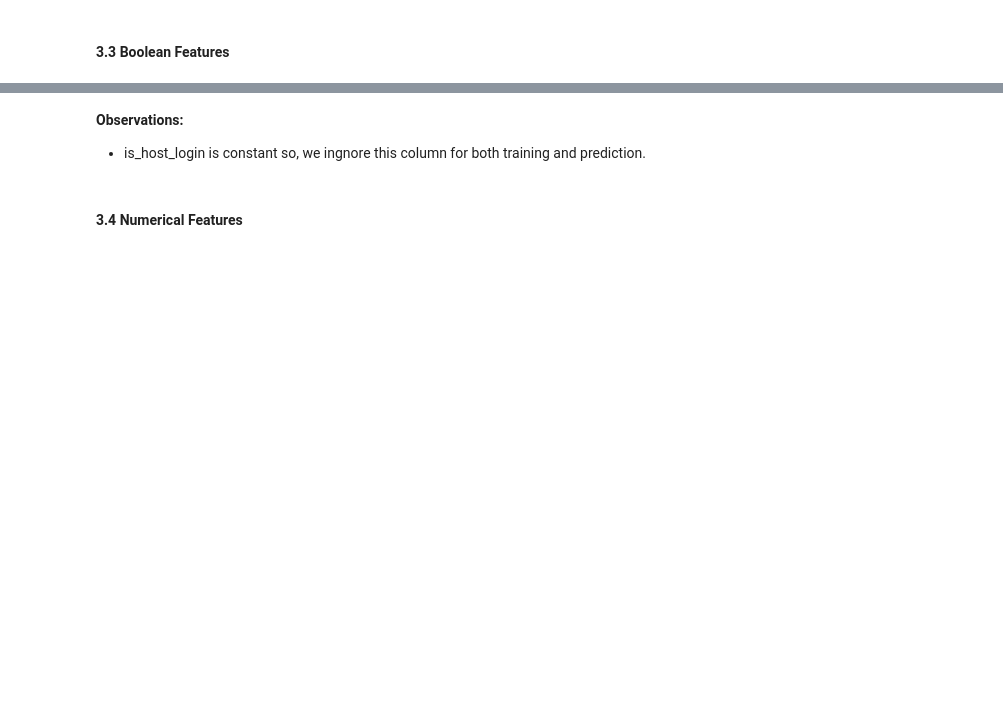
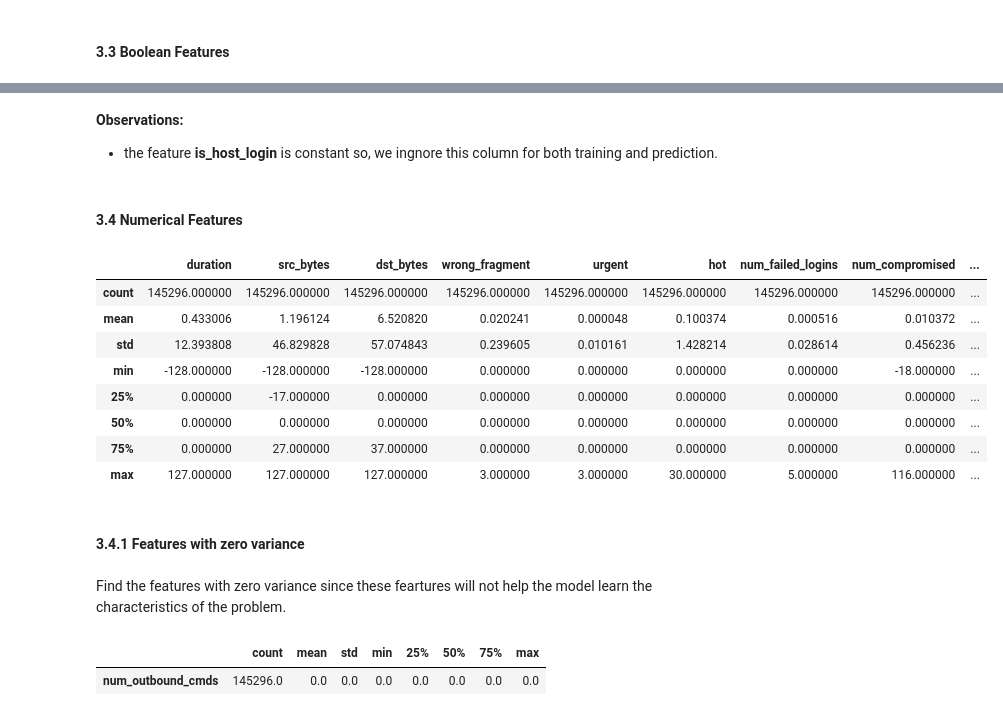
Before and after one commit to narendraparigi1987/ml_assignment, a Jupyter notebook: ML Network Intrusion - 20200311-naren.ipynb, the cells around one changed output, grey strips where cells are left out. Cells and saved outputs as stored; diff of their text form; code cells hidden in the pictures; blank space fills up the shorter version.

```diff
--- a/ML Network Intrusion - 20200311-naren.ipynb
+++ b/ML Network Intrusion - 20200311-naren.ipynb
@@ -400,6 +402,6 @@ for column in cat_features:
 # %% [markdown]
 <b> Observations: </b>
 
-- is_host_login is constant so, we ingnore this column for both training and prediction.
+- the feature <b> is_host_login </b> is constant so, we ingnore this column for both training and prediction.
 # %% [markdown]
 #### <a> 3.4 Numerical Features </a>
@@ -405,0 +410,21 @@ for column in cat_features:
+# %%
+df_train[num_columns].describe()
+# %% [output]
+|  | duration | src_bytes | dst_bytes | wrong_fragment | urgent | hot | num_failed_logins | num_compromised | ... |
+| count | 145296.000000 | 145296.000000 | 145296.000000 | 145296.000000 | 145296.000000 | 145296.000000 | 145296.000000 | 145296.000000 | ... |
+| mean | 0.433006 | 1.196124 | 6.520820 | 0.020241 | 0.000048 | 0.100374 | 0.000516 | 0.010372 | ... |
+| std | 12.393808 | 46.829828 | 57.074843 | 0.239605 | 0.010161 | 1.428214 | 0.028614 | 0.456236 | ... |
+| min | -128.000000 | -128.000000 | -128.000000 | 0.000000 | 0.000000 | 0.000000 | 0.000000 | -18.000000 | ... |
+| 25% | 0.000000 | -17.000000 | 0.000000 | 0.000000 | 0.000000 | 0.000000 | 0.000000 | 0.000000 | ... |
+| 50% | 0.000000 | 0.000000 | 0.000000 | 0.000000 | 0.000000 | 0.000000 | 0.000000 | 0.000000 | ... |
+| 75% | 0.000000 | 27.000000 | 37.000000 | 0.000000 | 0.000000 | 0.000000 | 0.000000 | 0.000000 | ... |
+| max | 127.000000 | 127.000000 | 127.000000 | 3.000000 | 3.000000 | 30.000000 | 5.000000 | 116.000000 | ... |
+# %% [markdown]
+#### <a> 3.4.1 Features with zero variance </a>
+# %% [markdown]
+Find the features with zero variance since these feartures will not help the model learn the characteristics of the problem.
+# %%
+df_train[num_columns].describe().transpose()[df_train[num_columns].describe().transpose()['std'] <= 0]
+# %% [output]
+|  | count | mean | std | min | 25% | 50% | 75% | max |
+| num_outbound_cmds | 145296.0 | 0.0 | 0.0 | 0.0 | 0.0 | 0.0 | 0.0 | 0.0 |
```
Also changed, not shown: parts of 17 cells of this notebook.
